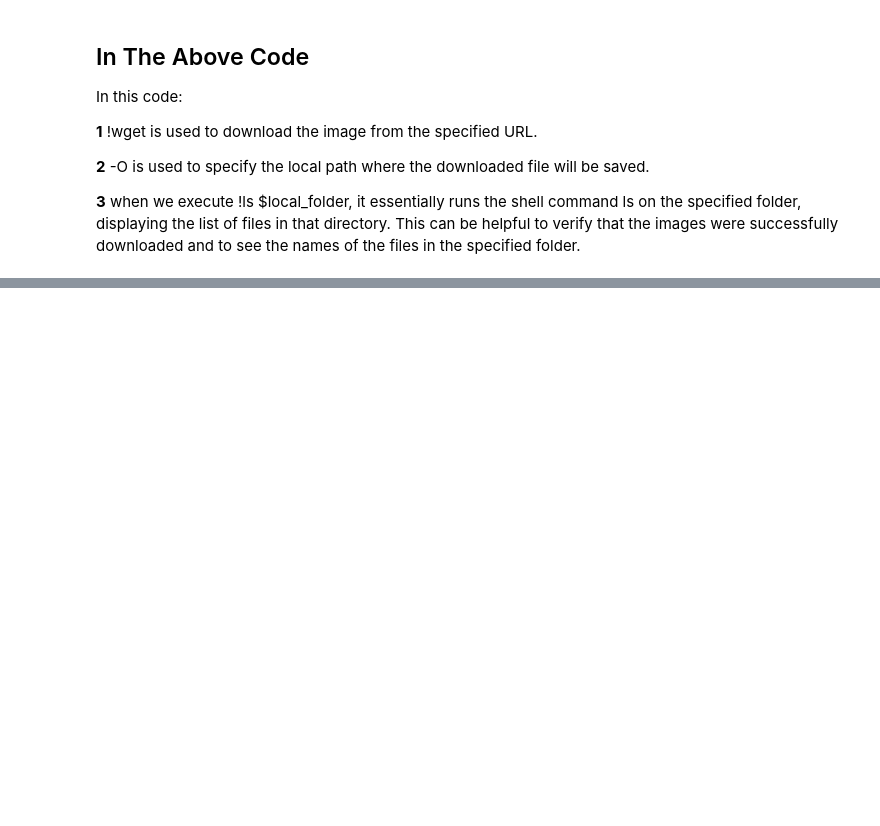
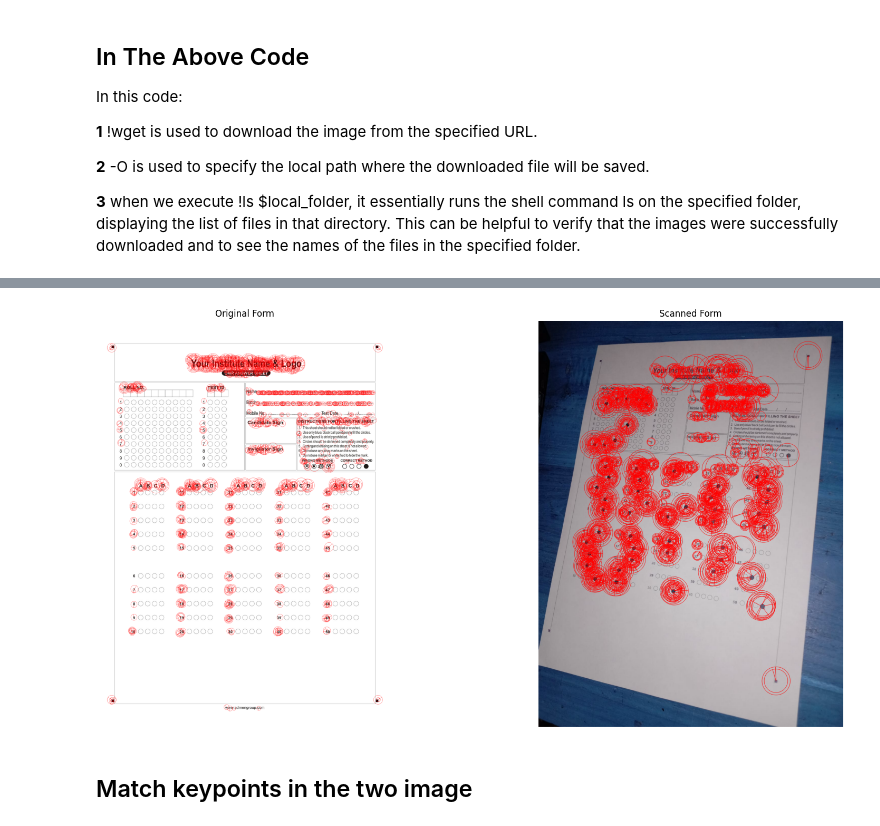
Before and after one commit to AbrarMahmud/EEE_447, a Jupyter notebook: src/Image_Registration_1906112_me.ipynb, the cells around one changed output, grey strips where cells are left out. Cells and saved outputs as stored; diff of their text form; code cells hidden in the pictures; blank space fills up the shorter version.

```diff
--- a/src/Image_Registration_1906112_me.ipynb
+++ b/src/Image_Registration_1906112_me.ipynb
@@ -62,0 +110,26 @@ im2_cvt = cv2.cvtColor(im2, cv2.COLOR_BGR2RGB) #This function is used only to co
+# %%
+# Convert images to grayscale
+im1_gray = cv2.cvtColor(im1, cv2.COLOR_BGR2GRAY)
+im2_gray = cv2.cvtColor(im2, cv2.COLOR_BGR2GRAY)
+
+
+# Detect ORB features and compute descriptors.
+MAX_NUM_FEATURES = 1500  #####################500
+orb = cv2.ORB_create(MAX_NUM_FEATURES)
+keypoints1, descriptors1 = orb.detectAndCompute(im1_gray, None)
+keypoints2, descriptors2 = orb.detectAndCompute(im2_gray, None)
+
+# Display
+im1_display = cv2.drawKeypoints(im1, keypoints1, outImage=np.array([]),
+                                color=(255, 0, 0), flags=cv2.DRAW_MATCHES_FLAGS_DRAW_RICH_KEYPOINTS)
+
+im2_display = cv2.drawKeypoints(im2, keypoints2, outImage=np.array([]),
+                                color=(255, 0, 0), flags=cv2.DRAW_MATCHES_FLAGS_DRAW_RICH_KEYPOINTS)
+# %%
+plt.figure(figsize=[20,10])
+plt.subplot(121); plt.axis('off'); plt.imshow(im1_display); plt.title("Original Form");
+plt.subplot(122); plt.axis('off'); plt.imshow(im2_display); plt.title("Scanned Form");
+# %% [output]
+[figure, added]
+# %% [markdown]
+##  Match keypoints in the two image
```
Also changed, not shown: parts of 10 cells of this notebook.
